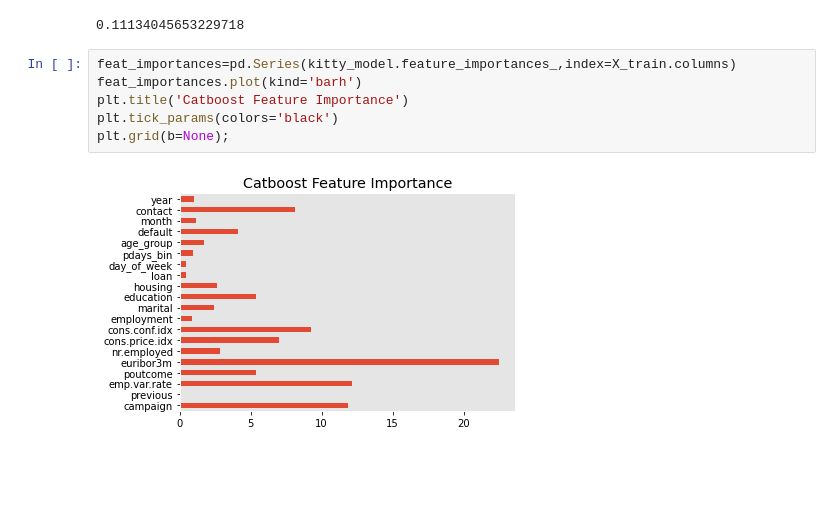
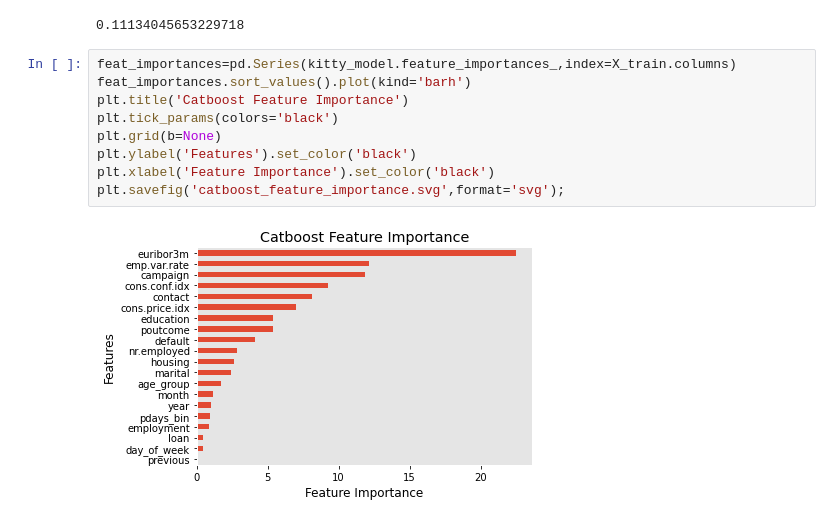
Before and after one commit to Jilliane1993/Classification, a Jupyter notebook: Catboost.ipynb, the cells around one changed output. Cells and saved outputs as stored; diff of their text form; blank space fills up the shorter version.

Commit message:
fixing graphs

```diff
--- a/Catboost.ipynb
+++ b/Catboost.ipynb
@@ -219,9 +225,12 @@ accuracy_score(y_test,y_predict)
 0.11134045653229718
 # %%
 feat_importances=pd.Series(kitty_model.feature_importances_,index=X_train.columns)
-feat_importances.plot(kind='barh')
+feat_importances.sort_values().plot(kind='barh')
 plt.title('Catboost Feature Importance')
 plt.tick_params(colors='black')
-plt.grid(b=None);
+plt.grid(b=None)
+plt.ylabel('Features').set_color('black')
+plt.xlabel('Feature Importance').set_color('black')
+plt.savefig('catboost_feature_importance.svg',format='svg');
 # %% [output]
-[figure, old version]
+[figure, new version]
```
Also changed, not shown: parts of 5 cells of this notebook, 6 other files.
